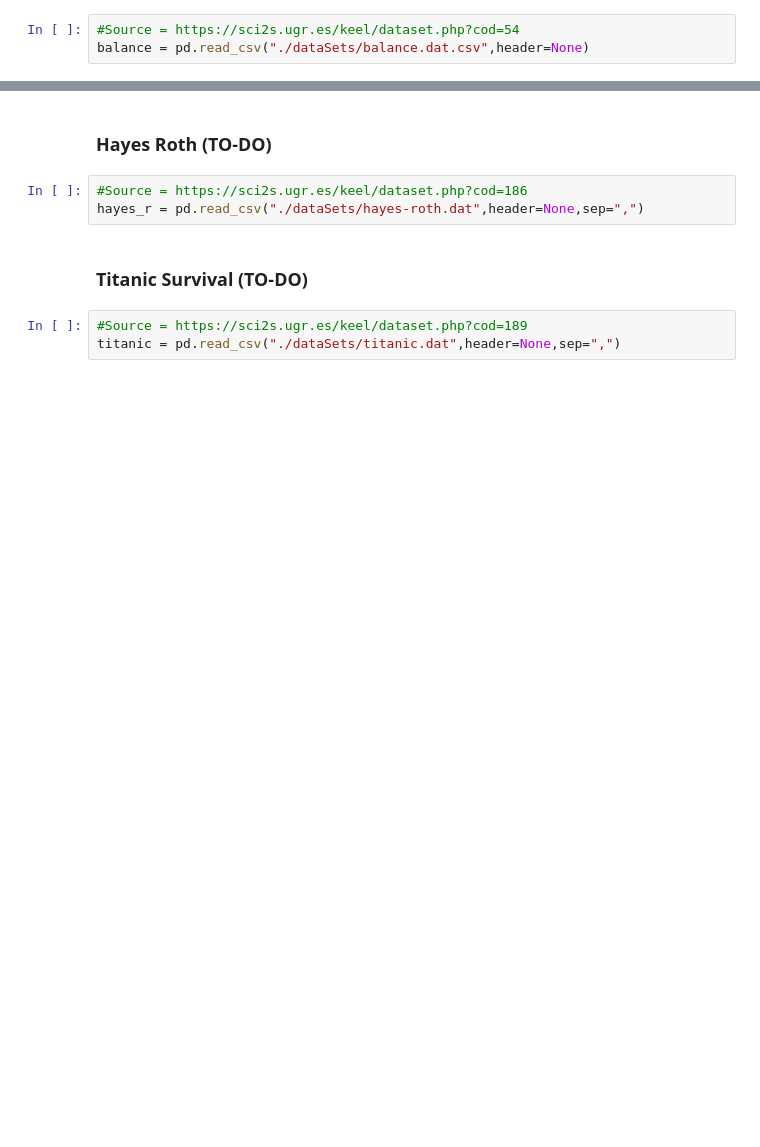
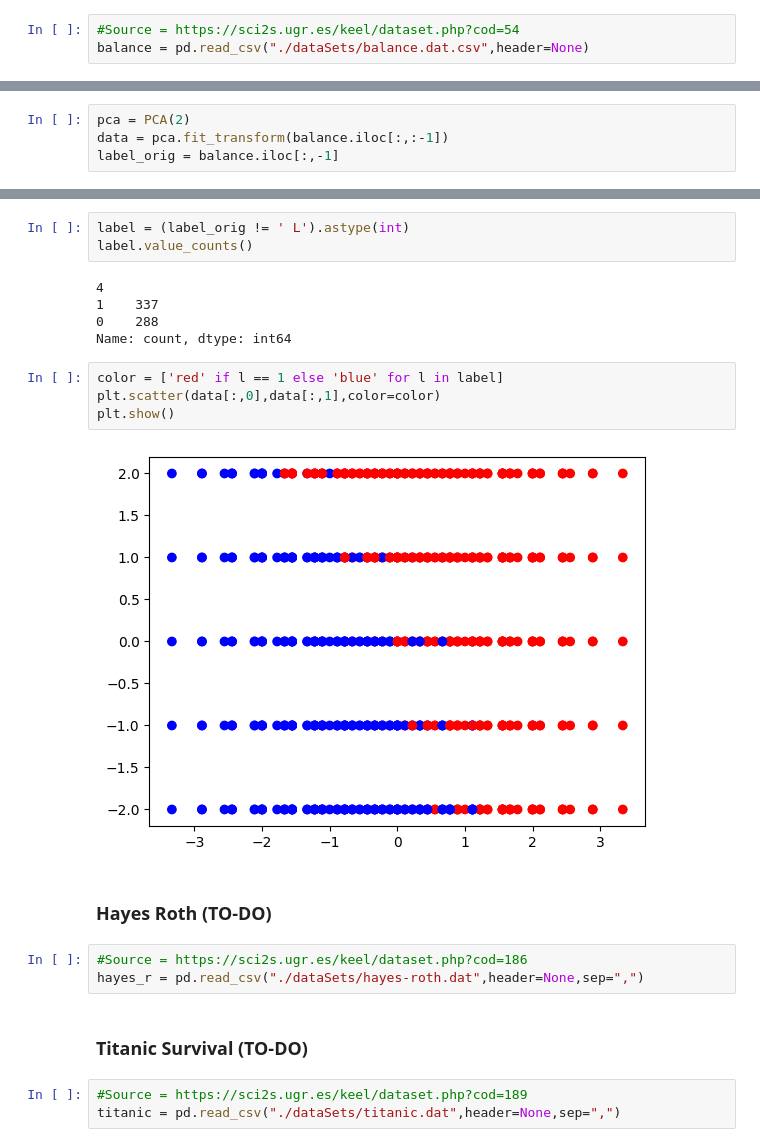
Before and after one commit to attiilla/Alg2, a Jupyter notebook: TP1/TP1.ipynb, the cells around one changed output, grey strips where cells are left out. Drawn from its saved outputs; the diff is of its cells as text; blank space fills up the shorter version.

```diff
--- a/TP1/TP1.ipynb
+++ b/TP1/TP1.ipynb
@@ -1047,0 +973,4 @@ plt.scatter(banana.iloc[:,0],banana.iloc[:,1])
+# %%
+pca = PCA(2)
+data = pca.fit_transform(balance.iloc[:,:-1])
+label_orig = balance.iloc[:,-1]
@@ -1048,3 +985,17 @@ plt.scatter(banana.iloc[:,0],banana.iloc[:,1])
+# %%
+label = (label_orig != ' L').astype(int)
+label.value_counts()
+# %% [output]
+4
+1    337
+0    288
+Name: count, dtype: int64
+# %%
+color = ['red' if l == 1 else 'blue' for l in label]
+plt.scatter(data[:,0],data[:,1],color=color)
+plt.show()
+# %% [output]
+[figure, added]
 # %% [markdown]
 ### Hayes Roth (TO-DO)
 # %%
```
Also changed, not shown: parts of 35 cells of this notebook.
